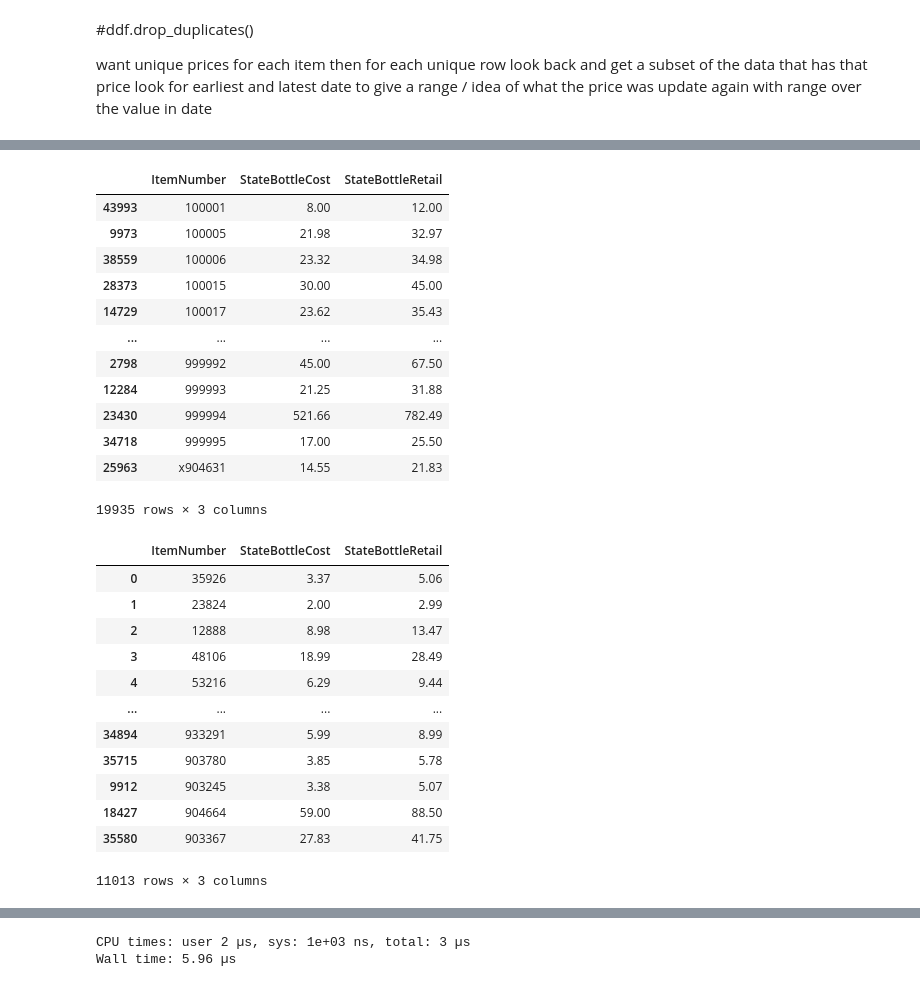
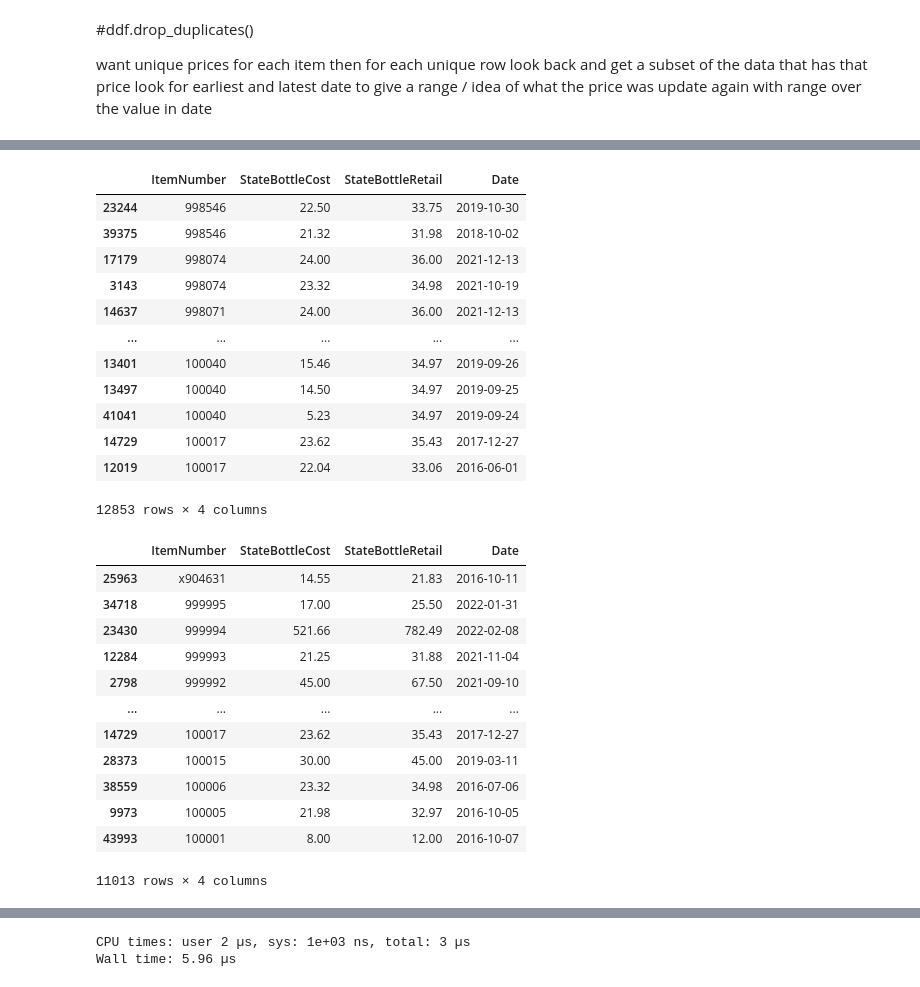
Before and after one commit to saudino480/liquor_capstone_ex, a Jupyter notebook: split_db.ipynb, the cells around one changed output, grey strips where cells are left out. Saved outputs shown, nothing was run; the diff lists cells and outputs as text; code cells hidden in the pictures.

```diff
--- a/split_db.ipynb
+++ b/split_db.ipynb
@@ -249,4 +247,6 @@ then for each unique row look back and get a subset of the data that has that pr
 look for earliest and latest date to give a range / idea of what the price was
 update again with range over the value in date
 # %%
-sub_ddf = ddf[ddf.columns[:3]].drop_duplicates().compute()
+sub_ddf = ddf.drop_duplicates(ddf.columns[:3]).compute()
+# %%
+sub_ddf.Date = pd.to_datetime(sub_ddf['Date'])
@@ -253,18 +268,20 @@ sub_ddf = ddf[ddf.columns[:3]].drop_duplicates().compute()
 # %%
 sub_ddf.columns = ['ItemNumber', 'StateBottleCost', 'StateBottleRetail']
 # %%
-sub_ddf.sort_values('ItemNumber')
+# looks like we can just go with the most recent data, but we'll save this df out just
+# in case we want to do an analysis based on time periods of different prices.
+sub_ddf[sub_ddf.ItemNumber.duplicated(keep=False)].sort_values(['ItemNumber', 'Date'], ascending = False)
 # %% [output]
-|  | ItemNumber | StateBottleCost | StateBottleRetail |
-| 43993 | 100001 | 8.00 | 12.00 |
-| 9973 | 100005 | 21.98 | 32.97 |
-| 38559 | 100006 | 23.32 | 34.98 |
-| 28373 | 100015 | 30.00 | 45.00 |
-| 14729 | 100017 | 23.62 | 35.43 |
-| ... | ... | ... | ... |
-| 2798 | 999992 | 45.00 | 67.50 |
-| 12284 | 999993 | 21.25 | 31.88 |
-| 23430 | 999994 | 521.66 | 782.49 |
-| 34718 | 999995 | 17.00 | 25.50 |
-| 25963 | x904631 | 14.55 | 21.83 |
+|  | ItemNumber | StateBottleCost | StateBottleRetail | Date |
+| 23244 | 998546 | 22.50 | 33.75 | 2019-10-30 |
+| 39375 | 998546 | 21.32 | 31.98 | 2018-10-02 |
+| 17179 | 998074 | 24.00 | 36.00 | 2021-12-13 |
+| 3143 | 998074 | 23.32 | 34.98 | 2021-10-19 |
+| 14637 | 998071 | 24.00 | 36.00 | 2021-12-13 |
+| ... | ... | ... | ... | ... |
+| 13401 | 100040 | 15.46 | 34.97 | 2019-09-26 |
+| 13497 | 100040 | 14.50 | 34.97 | 2019-09-25 |
+| 41041 | 100040 | 5.23 | 34.97 | 2019-09-24 |
+| 14729 | 100017 | 23.62 | 35.43 | 2017-12-27 |
+| 12019 | 100017 | 22.04 | 33.06 | 2016-06-01 |
-19935 rows × 3 columns
+12853 rows × 4 columns
@@ -271,16 +290,16 @@ sub_ddf.sort_values('ItemNumber')
 # %%
-sub_ddf.drop_duplicates('ItemNumber')
+sub_ddf.sort_values(['ItemNumber', 'Date'], ascending = False).drop_duplicates('ItemNumber')
 # %% [output]
-|  | ItemNumber | StateBottleCost | StateBottleRetail |
-| 0 | 35926 | 3.37 | 5.06 |
-| 1 | 23824 | 2.00 | 2.99 |
-| 2 | 12888 | 8.98 | 13.47 |
-| 3 | 48106 | 18.99 | 28.49 |
-| 4 | 53216 | 6.29 | 9.44 |
-| ... | ... | ... | ... |
-| 34894 | 933291 | 5.99 | 8.99 |
-| 35715 | 903780 | 3.85 | 5.78 |
-| 9912 | 903245 | 3.38 | 5.07 |
-| 18427 | 904664 | 59.00 | 88.50 |
-| 35580 | 903367 | 27.83 | 41.75 |
+|  | ItemNumber | StateBottleCost | StateBottleRetail | Date |
+| 25963 | x904631 | 14.55 | 21.83 | 2016-10-11 |
+| 34718 | 999995 | 17.00 | 25.50 | 2022-01-31 |
+| 23430 | 999994 | 521.66 | 782.49 | 2022-02-08 |
+| 12284 | 999993 | 21.25 | 31.88 | 2021-11-04 |
+| 2798 | 999992 | 45.00 | 67.50 | 2021-09-10 |
+| ... | ... | ... | ... | ... |
+| 14729 | 100017 | 23.62 | 35.43 | 2017-12-27 |
+| 28373 | 100015 | 30.00 | 45.00 | 2019-03-11 |
+| 38559 | 100006 | 23.32 | 34.98 | 2016-07-06 |
+| 9973 | 100005 | 21.98 | 32.97 | 2016-10-05 |
+| 43993 | 100001 | 8.00 | 12.00 | 2016-10-07 |
-11013 rows × 3 columns
+11013 rows × 4 columns
```
Also changed, not shown: parts of 18 cells of this notebook, 1 other file.
